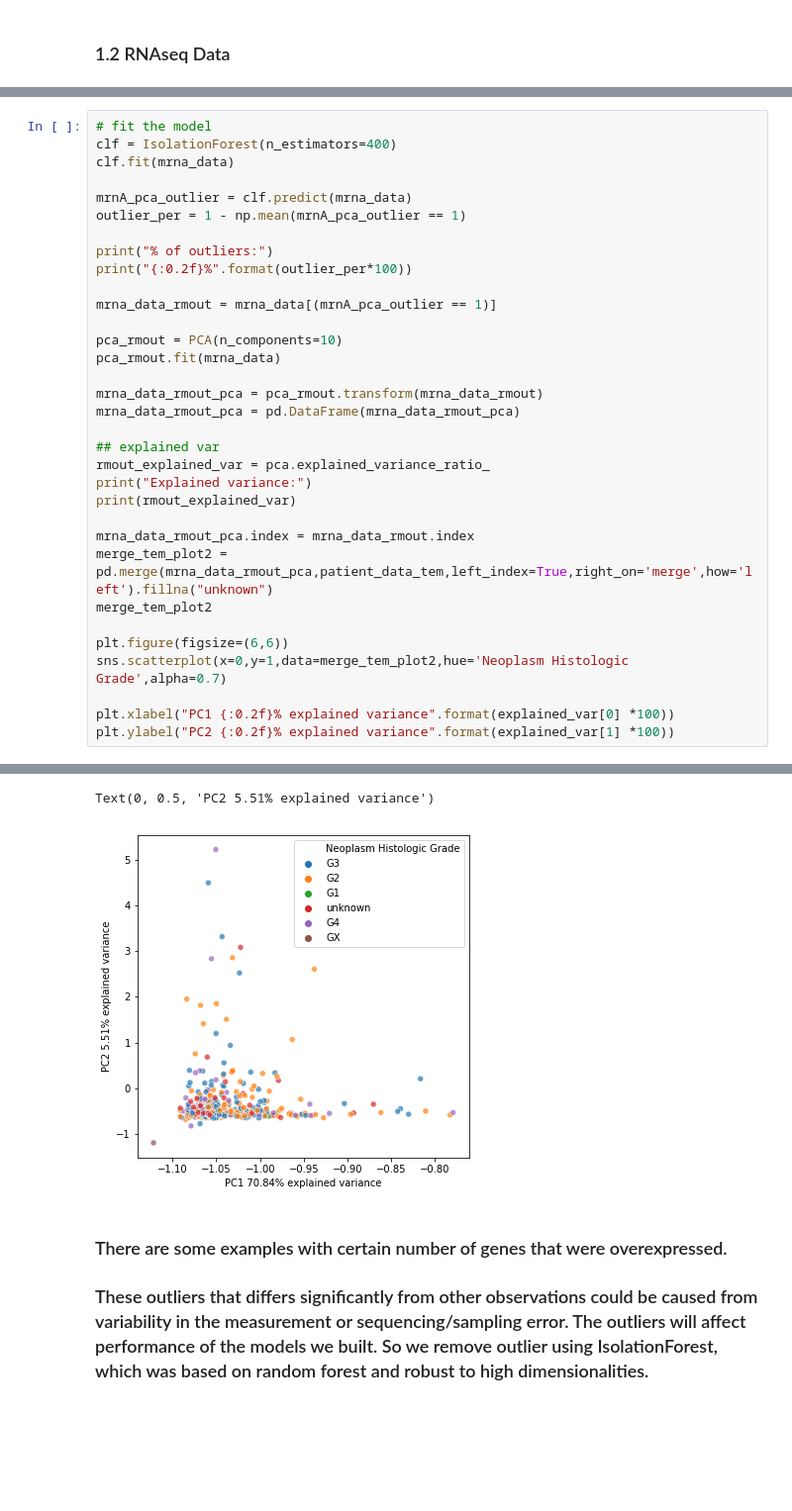
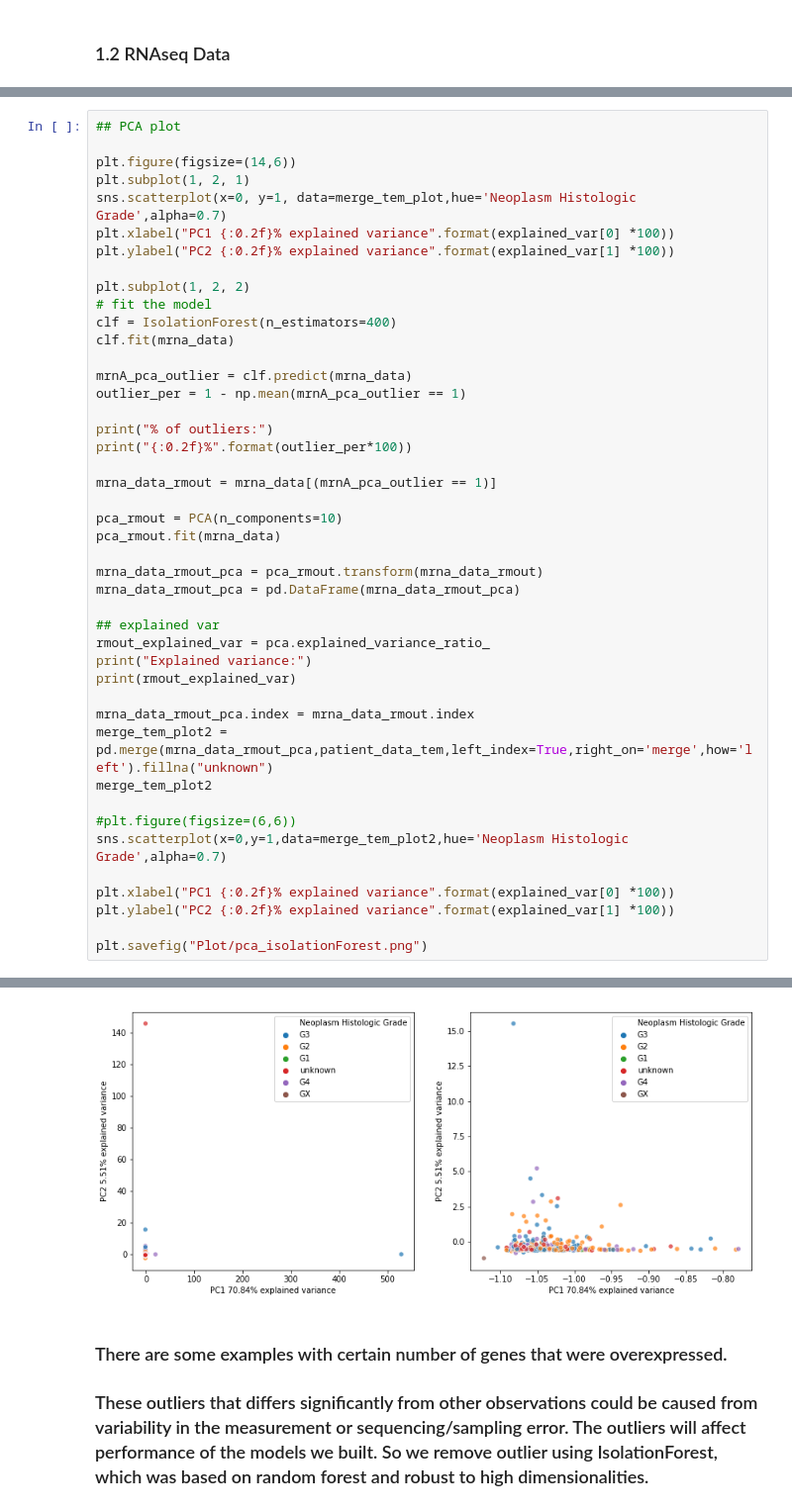
Before and after one commit to jzz0026/RNAseq_Mutation_cancer_risk_miniproject, a Jupyter notebook: 1_EDA_Data_clean_and_Clusetering.ipynb, the cells around one changed output, grey strips where cells are left out. Shown at 99% size. Saved outputs shown, nothing was run; the diff lists cells and outputs as text; blank space fills up the shorter version.

```diff
--- a/1_EDA_Data_clean_and_Clusetering.ipynb
+++ b/1_EDA_Data_clean_and_Clusetering.ipynb
@@ -313,4 +313,13 @@ Text(0, 0.5, 'PC2 5.51% explained variance')
 # %%
+## PCA plot
+
+plt.figure(figsize=(14,6))
+plt.subplot(1, 2, 1)
+sns.scatterplot(x=0, y=1, data=merge_tem_plot,hue='Neoplasm Histologic Grade',alpha=0.7)
+plt.xlabel("PC1 {:0.2f}% explained variance".format(explained_var[0] *100))
+plt.ylabel("PC2 {:0.2f}% explained variance".format(explained_var[1] *100))
+
+plt.subplot(1, 2, 2)
 # fit the model
 clf = IsolationForest(n_estimators=400)
 clf.fit(mrna_data)
@@ -338,11 +347,13 @@ mrna_data_rmout_pca.index = mrna_data_rmout.index
 merge_tem_plot2 = pd.merge(mrna_data_rmout_pca,patient_data_tem,left_index=True,right_on='merge',how='left').fillna("unknown")
 merge_tem_plot2
 
-plt.figure(figsize=(6,6))
+#plt.figure(figsize=(6,6))
 sns.scatterplot(x=0,y=1,data=merge_tem_plot2,hue='Neoplasm Histologic Grade',alpha=0.7)
 
 plt.xlabel("PC1 {:0.2f}% explained variance".format(explained_var[0] *100))
 plt.ylabel("PC2 {:0.2f}% explained variance".format(explained_var[1] *100))
+
+plt.savefig("Plot/pca_isolationForest.png")
 # %% [output]
 % of outliers:
 10.11%
@@ -352,5 +363,4 @@ Explained variance:
-Text(0, 0.5, 'PC2 5.51% explained variance')
-[figure, old version]
+[figure, new version]
 # %% [markdown]
 ### There are some examples with certain number of genes that were overexpressed.
 ### These outliers that differs significantly from other observations could be caused from variability in the measurement or sequencing/sampling error. The outliers will affect performance of the models we built. So we remove outlier using IsolationForest, which was based on random forest and robust to high dimensionalities.
```
Also changed, not shown: parts of 2 cells of this notebook, 1 other file.
